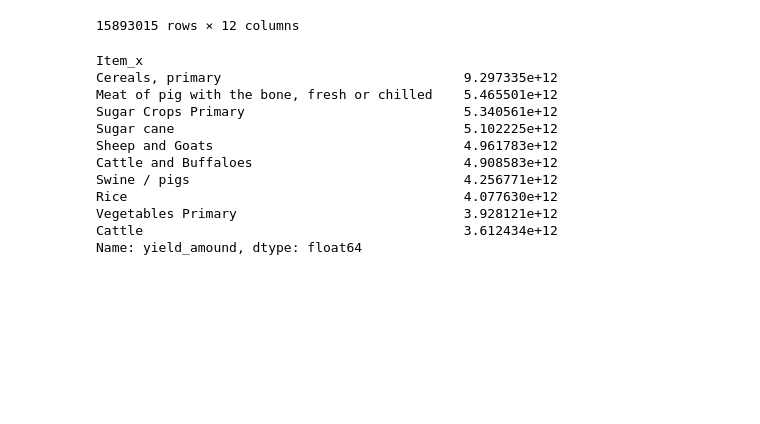
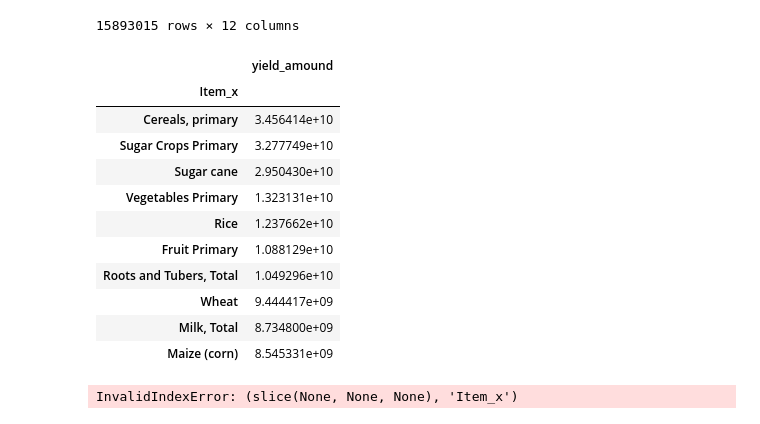
Before and after one commit to LucasJohannsenShadow/AVCD, a Jupyter notebook: working file.ipynb, the cells around one changed output. Cells and saved outputs as stored; diff of their text form; code cells hidden in the pictures; blank space fills up the shorter version.

```diff
--- a/working file.ipynb
+++ b/working file.ipynb
@@ -393,19 +393,24 @@ merged_wide = merged_wide.drop_duplicates(subset=['Item_x', 'Area', "Year"], kee
 merged_wide = merged_wide.pivot(index = ["Year", "Area"], columns= "Item_x",values= "yield_amound")
 #merged_wide['world_wide'] = merged_wide[list(merged_wide.columns)].sum(axis=1)
 # %%
-
-main_products = merged.groupby('Item_x',sort=True)['yield_amound'].sum().nlargest(10)
+merged_wide = merged[merged["Unit_x"] == "tonnes"]
+merged_wide = merged_wide.drop_duplicates(subset=['Item_x', 'yield_amound', "Area"], keep='last')
+main_products = merged_wide.groupby('Item_x',sort=True)['yield_amound'].sum().nlargest(10).to_frame()
 main_products
 # %% [output]
-Item_x
-Cereals, primary                               9.297335e+12
-Meat of pig with the bone, fresh or chilled    5.465501e+12
-Sugar Crops Primary                            5.340561e+12
-Sugar cane                                     5.102225e+12
-Sheep and Goats                                4.961783e+12
-Cattle and Buffaloes                           4.908583e+12
-Swine / pigs                                   4.256771e+12
-Rice                                           4.077630e+12
-Vegetables Primary                             3.928121e+12
-Cattle                                         3.612434e+12
-Name: yield_amound, dtype: float64
+|  | yield_amound |
+| Item_x |  |
+| Cereals, primary | 3.456414e+10 |
+| Sugar Crops Primary | 3.277749e+10 |
+| Sugar cane | 2.950430e+10 |
+| Vegetables Primary | 1.323131e+10 |
+| Rice | 1.237662e+10 |
+| Fruit Primary | 1.088129e+10 |
+| Roots and Tubers, Total | 1.049296e+10 |
+| Wheat | 9.444417e+09 |
+| Milk, Total | 8.734800e+09 |
+| Maize (corn) | 8.545331e+09 |
+# %%
+columdata = main_products[:, "Item_x"]
+# %% [output]
+InvalidIndexError: (slice(None, None, None), 'Item_x')
```
